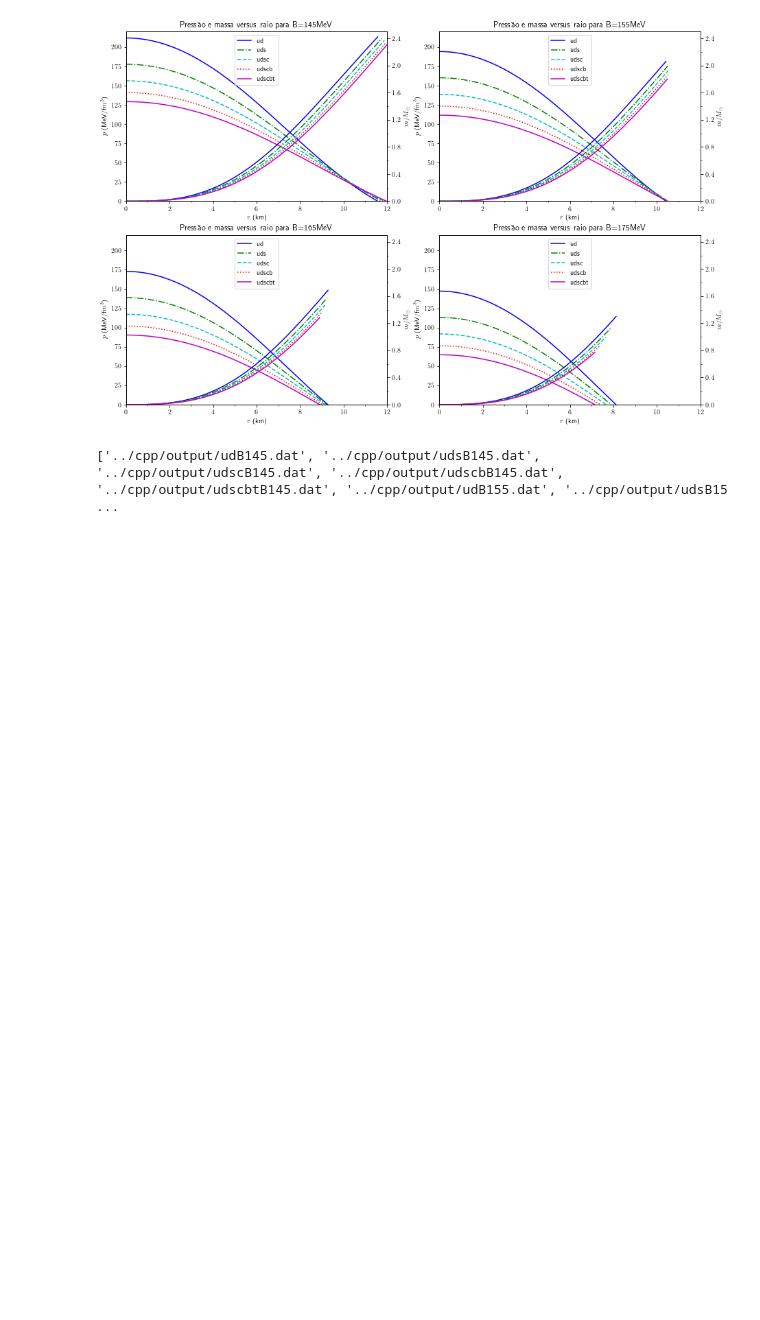
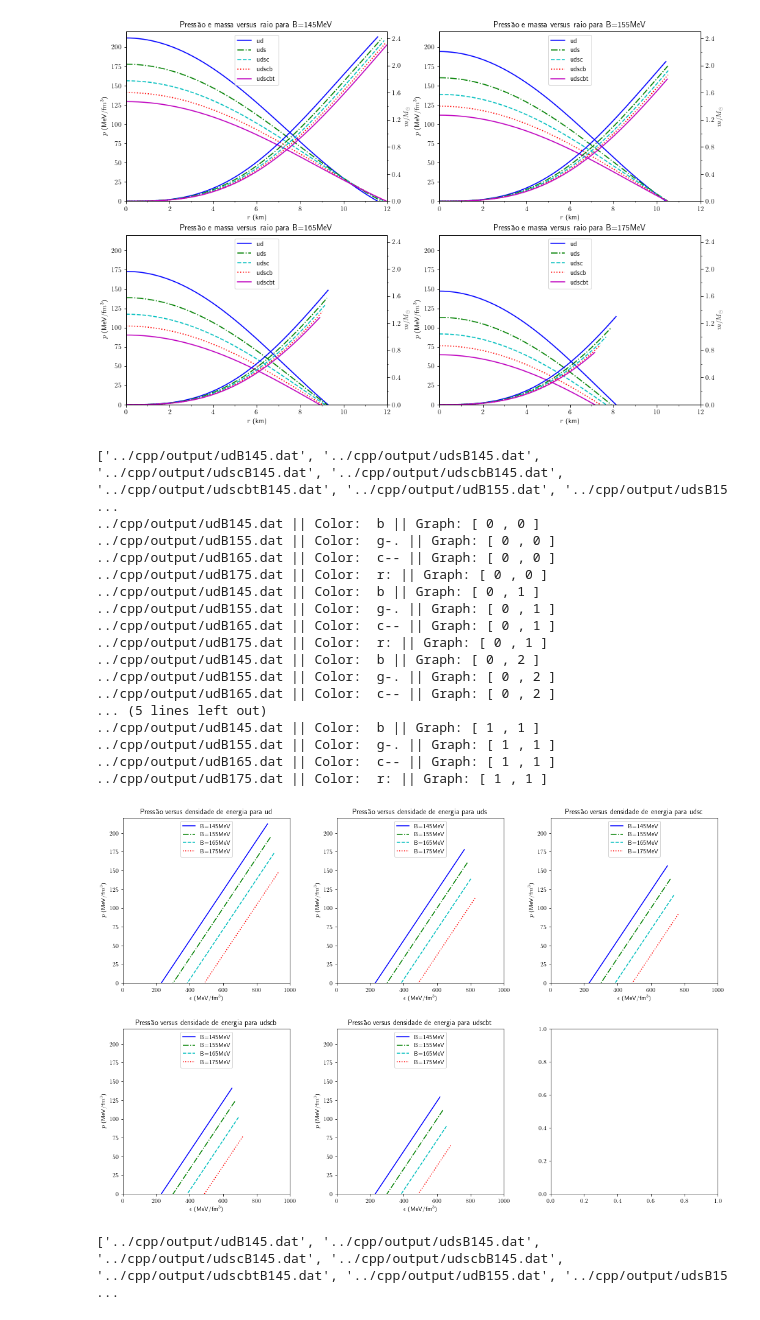
Before and after one commit to nicofgr/dense-star, a Jupyter notebook: python/Graphs.ipynb, the cells around one changed output. Cells and saved outputs as stored; diff of their text form; code cells hidden in the pictures; blank space fills up the shorter version.

Commit message:
Finish p versus e graph

```diff
--- a/python/Graphs.ipynb
+++ b/python/Graphs.ipynb
@@ -63,6 +63,86 @@ plt.rcParams['figure.figsize'] = [15, 10]
 plt.show()
 # %% [output]
 [figure]
+# %%
+import matplotlib.pyplot as plt
+import numpy as np
+from matplotlib.ticker import AutoMinorLocator, MultipleLocator
+
+plt.rcParams['text.usetex'] = True
+
+fig, ax1 = plt.subplots(2,3)
+#-------------------------------------------------------
+bagPressures = []
+bagPressures.append(145)
+bagPressures.append(155)
+bagPressures.append(165)
+bagPressures.append(175)
+titles = []
+titles.append('ud')
+titles.append('uds')
+titles.append('udsc')
+titles.append('udscb')
+titles.append('udscbt')
+dirs = []
+for bP in bagPressures:
+    for i in titles:
+        dirs.append('../cpp/output/' + i + 'B' + str(bP) +'.dat')
+print(dirs)
+cols = []
+cols.append('b')
+cols.append('g-.')
+cols.append('c--')
+cols.append('r:')
+cols.append('m')
+
+for j in range(2):
+    for k in range(3):
+        if (k+j*2 == 4): break
+        x = []
+        ax1[j,k].set_title("Pressão versus densidade de energia para " + titles[k+j*3])
+        ax1[j,k].set_xlabel(r'$\epsilon$ (MeV/fm$^3$)')
+        ax1[j,k].set_ylabel(r'$p$ (MeV/f$m^3$)')
+        ax1[j,k].set_xlim([0,1000])
+        #ax1[j,k].xaxis.set_major_locator(MultipleLocator(2))
+        #ax1[j,k].xaxis.set_minor_locator(MultipleLocator(1))
+        ax1[j,k].set_ylim([0,220])
+
+        for i in range(4):
+            x.append([])
+            with open(dirs[(i*5)+k+(3*j)], 'r') as f:
+
+                lines = f.readlines()
+                x[i].append([float(line.split()[0]) for line in lines])
+                x[i].append([float(line.split()[1]) for line in lines])
+                x[i].append([float(line.split()[2]) for line in lines])
+                x[i].append([float(line.split()[3]) for line in lines])
+
+                ax1[j,k].plot(x[i][3],x[i][1], cols[i], label="B="+str(bagPressures[i])+"MeV")
+                print(dirs[i*5], "|| Color: ", cols[i], "|| Graph: [", j,",",k,"]")
+
+        ax1[j,k].legend(loc='upper center')
+plt.rcParams['figure.figsize'] = [15, 10]
+fig.tight_layout(pad=3.0)
+plt.show()
+# %% [output]
+['../cpp/output/udB145.dat', '../cpp/output/udsB145.dat', '../cpp/output/udscB145.dat', '../cpp/output/udscbB145.dat', '../cpp/output/udscbtB145.dat', '../cpp/output/udB155.dat', '../cpp/output/udsB15 ...
+../cpp/output/udB145.dat || Color:  b || Graph: [ 0 , 0 ]
+../cpp/output/udB155.dat || Color:  g-. || Graph: [ 0 , 0 ]
+../cpp/output/udB165.dat || Color:  c-- || Graph: [ 0 , 0 ]
+../cpp/output/udB175.dat || Color:  r: || Graph: [ 0 , 0 ]
+../cpp/output/udB145.dat || Color:  b || Graph: [ 0 , 1 ]
+../cpp/output/udB155.dat || Color:  g-. || Graph: [ 0 , 1 ]
+../cpp/output/udB165.dat || Color:  c-- || Graph: [ 0 , 1 ]
+../cpp/output/udB175.dat || Color:  r: || Graph: [ 0 , 1 ]
+../cpp/output/udB145.dat || Color:  b || Graph: [ 0 , 2 ]
+../cpp/output/udB155.dat || Color:  g-. || Graph: [ 0 , 2 ]
+../cpp/output/udB165.dat || Color:  c-- || Graph: [ 0 , 2 ]
+... (5 lines left out)
+../cpp/output/udB145.dat || Color:  b || Graph: [ 1 , 1 ]
+../cpp/output/udB155.dat || Color:  g-. || Graph: [ 1 , 1 ]
+../cpp/output/udB165.dat || Color:  c-- || Graph: [ 1 , 1 ]
+../cpp/output/udB175.dat || Color:  r: || Graph: [ 1 , 1 ]
+[figure, added]
 # %%
 import matplotlib.pyplot as plt
 import numpy as np
```
Also changed, not shown: 1 other file.
